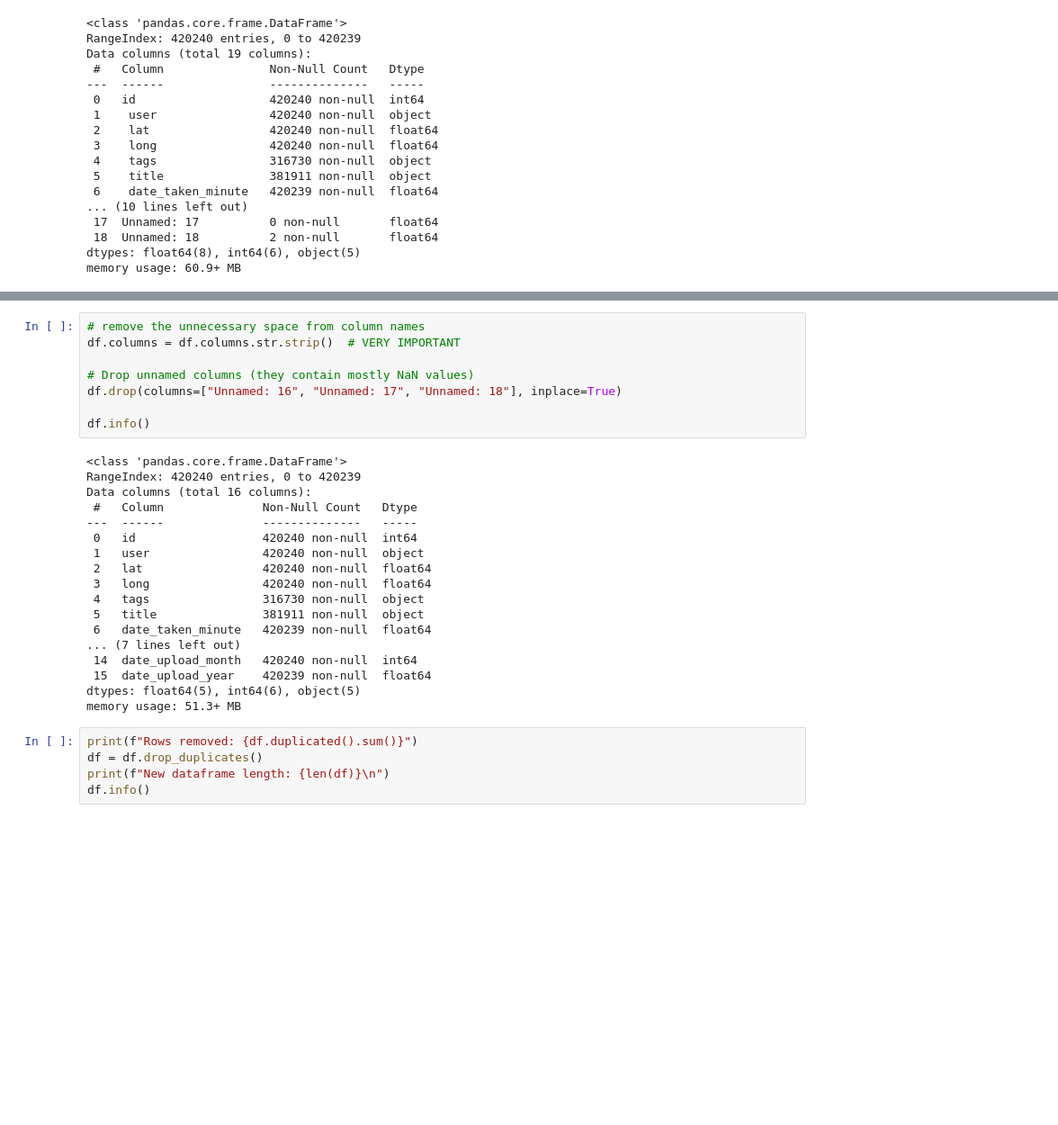
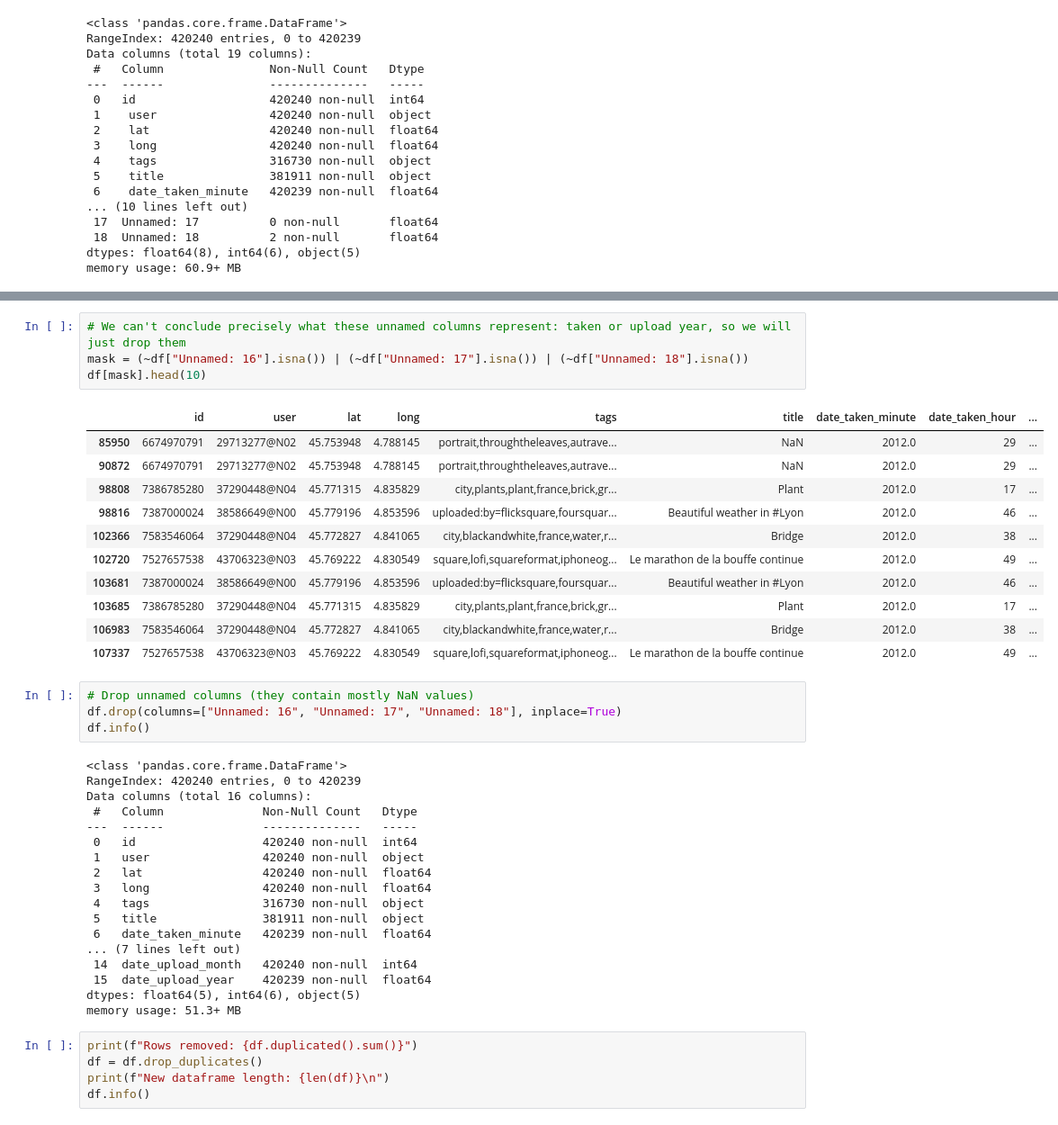
Before and after one commit to gri-sha/exploreLyon, a Jupyter notebook: cleaning.ipynb, the cells around one changed output, grey strips where cells are left out. Shown at 90% size. Saved outputs shown, nothing was run; the diff lists cells and outputs as text; blank space fills up the shorter version.

```diff
--- a/cleaning.ipynb
+++ b/cleaning.ipynb
@@ -33,10 +67,22 @@ memory usage: 60.9+ MB
+# %%
+# We can't conclude precisely what these unnamed columns represent: taken or upload year, so we will just drop them
+mask = (~df["Unnamed: 16"].isna()) | (~df["Unnamed: 17"].isna()) | (~df["Unnamed: 18"].isna())
+df[mask].head(10)
+# %% [output]
+|  | id | user | lat | long | tags | title | date_taken_minute | date_taken_hour | ... |
+| 85950 | 6674970791 | 29713277@N02 | 45.753948 | 4.788145 | portrait,throughtheleaves,autrave... | NaN | 2012.0 | 29 | ... |
+| 90872 | 6674970791 | 29713277@N02 | 45.753948 | 4.788145 | portrait,throughtheleaves,autrave... | NaN | 2012.0 | 29 | ... |
+| 98808 | 7386785280 | 37290448@N04 | 45.771315 | 4.835829 | city,plants,plant,france,brick,gr... | Plant | 2012.0 | 17 | ... |
+| 98816 | 7387000024 | 38586649@N00 | 45.779196 | 4.853596 | uploaded:by=flicksquare,foursquar... | Beautiful weather in #Lyon | 2012.0 | 46 | ... |
+| 102366 | 7583546064 | 37290448@N04 | 45.772827 | 4.841065 | city,blackandwhite,france,water,r... | Bridge | 2012.0 | 38 | ... |
+| 102720 | 7527657538 | 43706323@N03 | 45.769222 | 4.830549 | square,lofi,squareformat,iphoneog... | Le marathon de la bouffe continue | 2012.0 | 49 | ... |
+| 103681 | 7387000024 | 38586649@N00 | 45.779196 | 4.853596 | uploaded:by=flicksquare,foursquar... | Beautiful weather in #Lyon | 2012.0 | 46 | ... |
+| 103685 | 7386785280 | 37290448@N04 | 45.771315 | 4.835829 | city,plants,plant,france,brick,gr... | Plant | 2012.0 | 17 | ... |
+| 106983 | 7583546064 | 37290448@N04 | 45.772827 | 4.841065 | city,blackandwhite,france,water,r... | Bridge | 2012.0 | 38 | ... |
+| 107337 | 7527657538 | 43706323@N03 | 45.769222 | 4.830549 | square,lofi,squareformat,iphoneog... | Le marathon de la bouffe continue | 2012.0 | 49 | ... |
 # %%
-# remove the unnecessary space from column names
-df.columns = df.columns.str.strip()  # VERY IMPORTANT
-
 # Drop unnamed columns (they contain mostly NaN values)
 df.drop(columns=["Unnamed: 16", "Unnamed: 17", "Unnamed: 18"], inplace=True)
-
 df.info()
 # %% [output]
 <class 'pandas.core.frame.DataFrame'>
```
Also changed, not shown: parts of 5 cells of this notebook, 6 other files.
